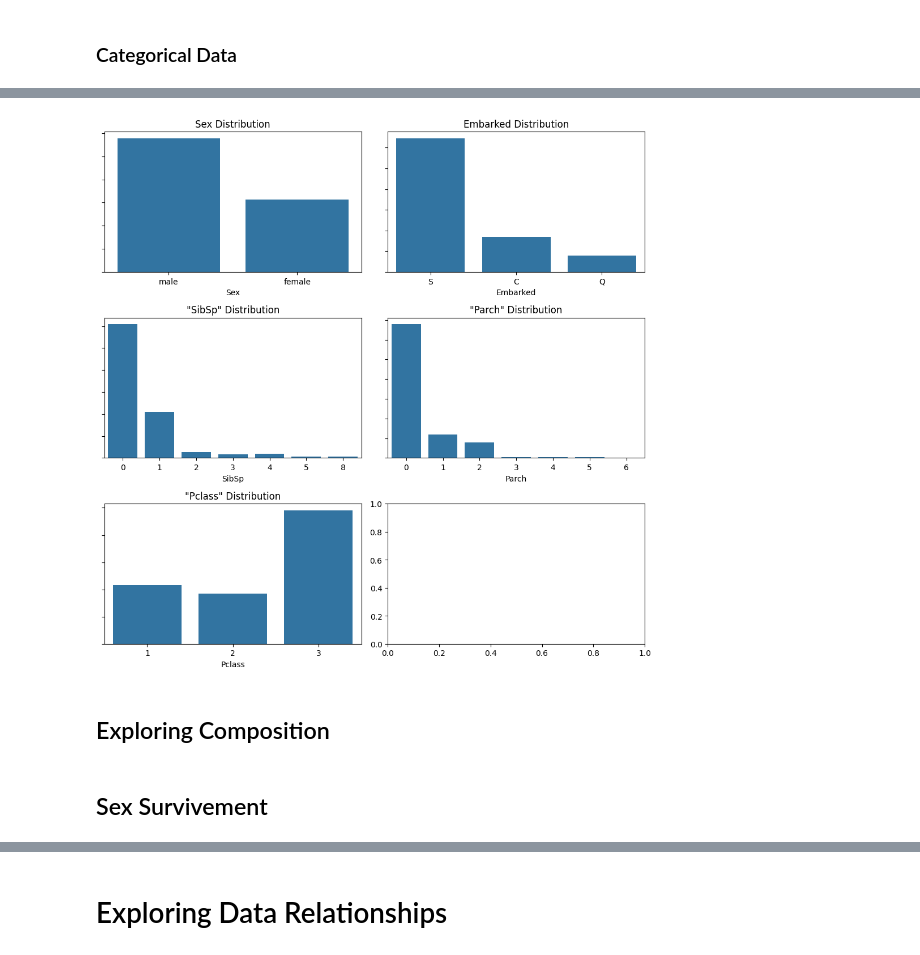
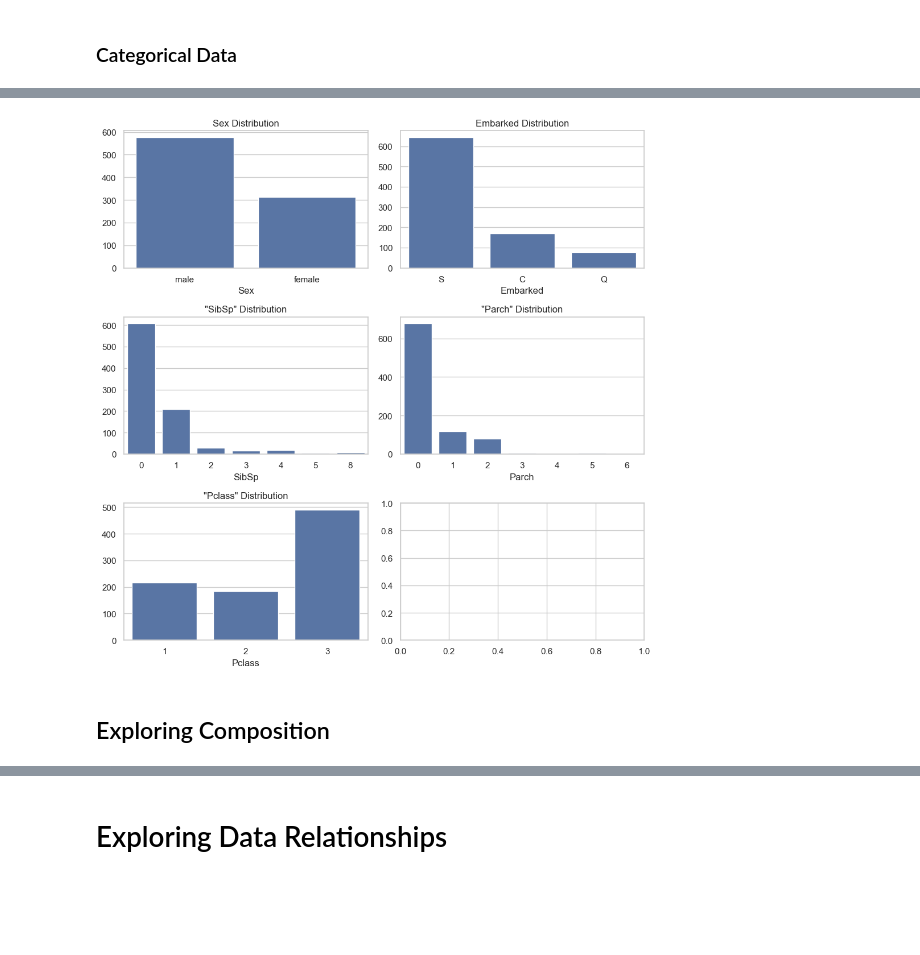
Before and after one commit to marcoeferro/EDA-exercises, a Jupyter notebook: titanic/EDA.ipynb, the cells around one changed output, grey strips where cells are left out. Saved outputs shown, nothing was run; the diff lists cells and outputs as text; code cells hidden in the pictures; blank space fills up the shorter version.

```diff
--- a/titanic/EDA.ipynb
+++ b/titanic/EDA.ipynb
@@ -396,0 +387,7 @@ plt.show()
+# %%
+import scipy.stats as stats
+sns.set(style="whitegrid")
+stats.probplot(df_numeric["Age"].dropna(), dist="norm", plot=plt)
+# Ajuste para el layout
+plt.tight_layout()
+plt.show()
@@ -415,0 +415,7 @@ plt.show()
+# %%
+import scipy.stats as stats
+sns.set(style="whitegrid")
+stats.probplot(df_numeric["Fare"].dropna(), dist="expon", plot=plt)
+# Ajuste para el layout
+plt.tight_layout()
+plt.show()
@@ -434,41 +435,35 @@ fig, ax = plt.subplots(nrows=3, ncols=2,figsize=(10, 10))
 
 g1 = sns.countplot(x=df_categorical["Sex"],ax=ax[0,0]) #creates graph
 
-g1.set(yticklabels=[])  # remove the tick labels
+
 g1.set(title='Sex Distribution')  # add a title
 g1.set(ylabel=None)  # remove the axis label
 
-
 g2 = sns.countplot(x=df_categorical["Embarked"],ax=ax[0,1]) #creates graph
 
-g2.set(yticklabels=[])  # remove the tick labels
+
 g2.set(title='Embarked Distribution')  # add a title
 g2.set(ylabel=None)  # remove the axis label
 
 g3 = sns.countplot(x=df_categorical["SibSp"],ax=ax[1,0]) #creates graph
 
-g3.set(yticklabels=[])  # remove the tick labels
 g3.set(title='"SibSp" Distribution')  # add a title
 g3.set(ylabel=None)  # remove the axis label
 
 
 g4 = sns.countplot(x=df_categorical["Parch"],ax=ax[1,1]) #creates graph
 
-g4.set(yticklabels=[])  # remove the tick labels
 g4.set(title='"Parch" Distribution')  # add a title
 g4.set(ylabel=None)  # remove the axis label
 
 g5 = sns.countplot(x=df_categorical["Pclass"],ax=ax[2,0]) #creates graph
 
-g5.set(yticklabels=[])  # remove the tick labels
 g5.set(title='"Pclass" Distribution')  # add a title
 g5.set(ylabel=None)  # remove the axis label
 
 fig.tight_layout()
 plt.show()
 # %% [output]
-[figure, old version]
+[figure, new version]
 # %% [markdown]
 ## Exploring Composition
-# %% [markdown]
-## Sex Survivement
```
Also changed, not shown: parts of 59 cells of this notebook.
